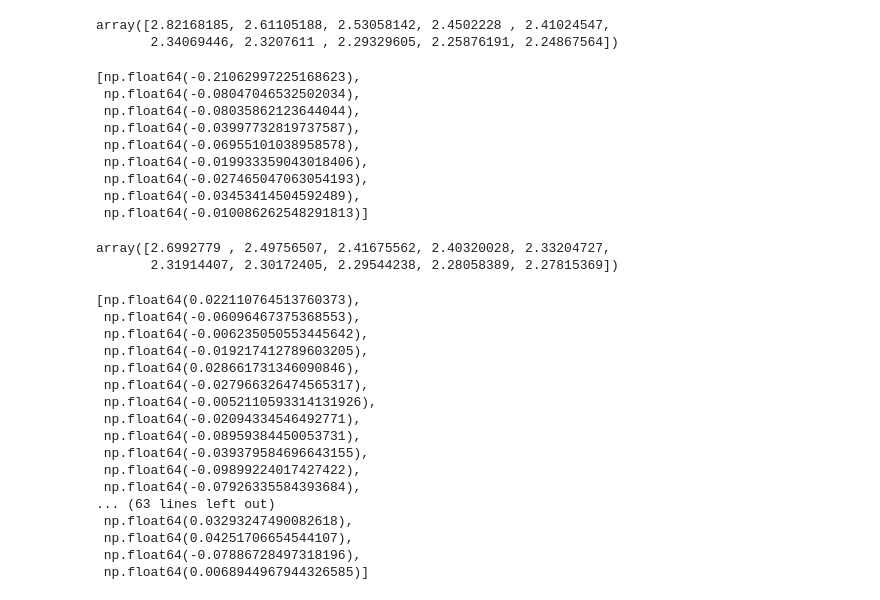
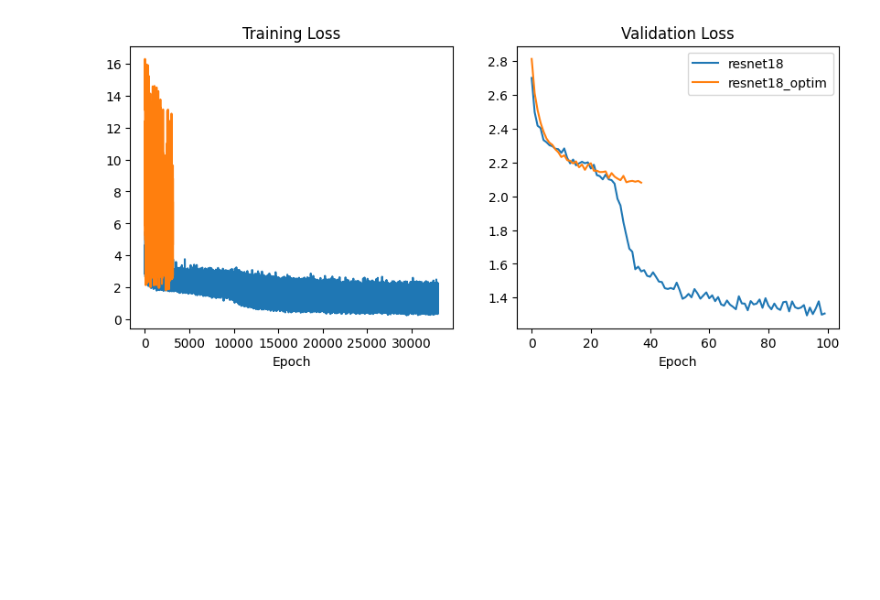
Before and after one commit to BeanHam/2026-pathway-generation, a Jupyter notebook: reference/loss_check.ipynb, the cells around one changed output. Cells and saved outputs as stored; diff of their text form; code cells hidden in the pictures; blank space fills up the shorter version.

Commit message:
the graph level optimization increases speed; but hurts performance significantly; will go back to old training code for the reference models

```diff
--- a/reference/loss_check.ipynb
+++ b/reference/loss_check.ipynb
@@ -2,31 +2,33 @@
 import os
 import numpy as np
 import matplotlib.pyplot as plt
+logs = [
+    '/data/models/bin/reference_logs/resnet18_20260105_201712/',
+    '/data/models/bin/2026_pathway_generation/reference_logs/resnet18_ddp_graph_4_20260205_151803/'
+]
+labels = ['resnet18', 'resnet18_optim']
+# %%
+fig, axs = plt.subplots(1,2, figsize=(10,4))
+for i, log in enumerate(logs):
+    loss = np.load(log+'loss_log.pkl', allow_pickle=True)
+    train = np.stack(loss['train'])
+    val = np.stack(loss['val'])
+    if 'ddp' in log:
+        train = train[:,2]
+        val = val[:,2]
+    axs[0].plot(train, label=labels[i])
+    axs[0].set_title('Training Loss')
+    axs[0].set_xlabel('Epoch')
+    axs[1].plot(val, label=labels[i])
+    axs[1].set_title('Validation Loss')
+    axs[1].set_xlabel('Epoch')
+    plt.legend()
+pass
+# %% [output]
+[figure, added]
 # %%
-log = '/data/models/bin/2026_pathway_generation/reference_logs/resnet18_ddp_graph_4_20260205_135034/'
+log = '/data/models/bin/reference_logs/resnet18_20260105_201712/'
+# log = '/data/models/bin/2026_pathway_generation/reference_logs/resnet18_ddp_graph_4_20260205_141333/'
 loss = np.load(log+'loss_log.pkl', allow_pickle=True)
+train = np.stack(loss['train'])
 val = np.stack(loss['val'])
-val[:,2]
-# %% [output]
-array([2.82168185, 2.61105188, 2.53058142, 2.4502228 , 2.41024547,
-       2.34069446, 2.3207611 , 2.29329605, 2.25876191, 2.24867564])
-# %%
-[val[:,2][i]-val[:,2][i-1] for i in range(1, len(val[:,2]))]
-# %% [output]
-[np.float64(-0.21062997225168623),
- np.float64(-0.08047046532502034),
- np.float64(-0.08035862123644044),
- np.float64(-0.03997732819737587),
- np.float64(-0.06955101038958578),
- np.float64(-0.019933359043018406),
- np.float64(-0.027465047063054193),
- np.float64(-0.03453414504592489),
- np.float64(-0.010086262548291813)]
-# %%
-log = '/data/models/bin/reference_logs/resnet18_20260105_201712/'
-loss = np.load(log+'loss_log.pkl', allow_pickle=True)
-val = np.stack(loss['val'])
-val[:10]
-# %% [output]
-array([2.6992779 , 2.49756507, 2.41675562, 2.40320028, 2.33204727,
-       2.31914407, 2.30172405, 2.29544238, 2.28058389, 2.27815369])
@@ -35,20 +34,0 @@ diff = [val[i]-val[i-1] for i in range(1, len(val))]
-# %%
-diff[20:]
-# %% [output]
-[np.float64(0.022110764513760373),
- np.float64(-0.06096467375368553),
- np.float64(-0.006235050553445642),
- np.float64(-0.019217412789603205),
- np.float64(0.028661731346090846),
- np.float64(-0.027966326474565317),
- np.float64(-0.0052110593314131926),
- np.float64(-0.02094334546492771),
- np.float64(-0.08959384450053731),
- np.float64(-0.039379584696643155),
- np.float64(-0.09899224017427422),
- np.float64(-0.07926335584393684),
-... (63 lines left out)
- np.float64(0.03293247490082618),
- np.float64(0.04251706654544107),
- np.float64(-0.07886728497318196),
- np.float64(0.0068944967944326585)]
```
Also changed, not shown: parts of 5 cells of this notebook, 7 other files.
